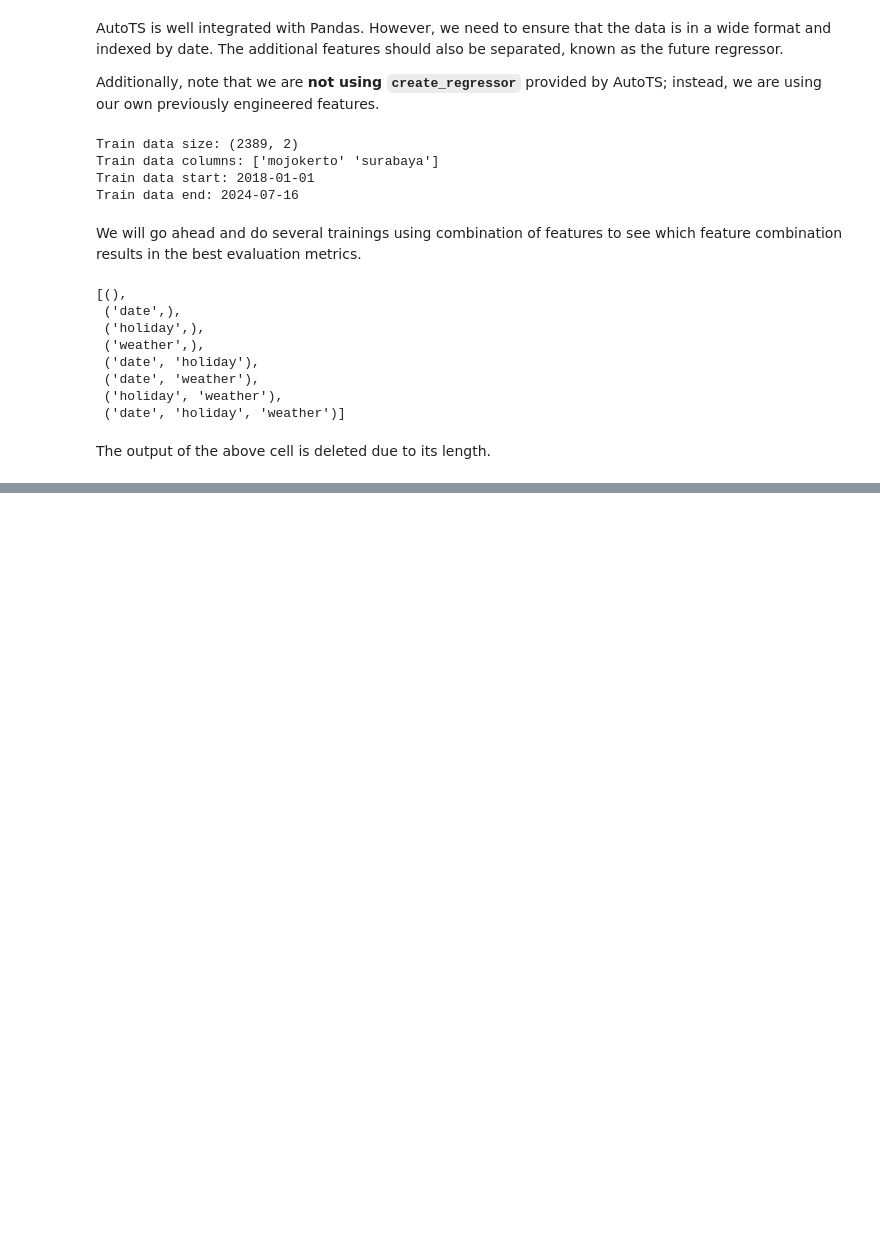
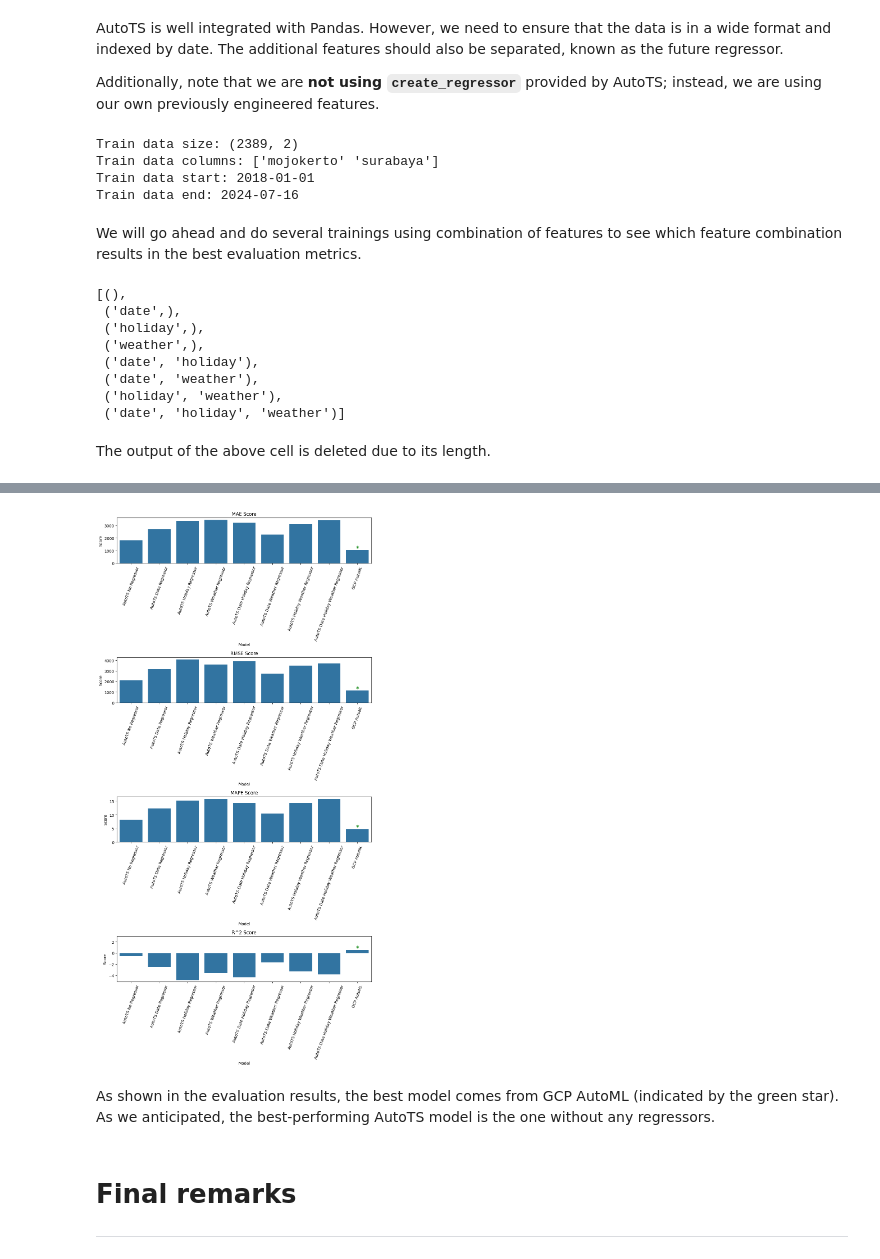
Before and after one commit to fandayp/exploratory, a Jupyter notebook: timeseries_automl.ipynb, the cells around one changed output, grey strips where cells are left out. Cells and saved outputs as stored; diff of their text form; code cells hidden in the pictures; blank space fills up the shorter version.

```diff
--- a/timeseries_automl.ipynb
+++ b/timeseries_automl.ipynb
@@ -757,0 +1065,15 @@ plt.show()
+# %%
+# Next, we do the evaluation for the GCP AutoML model
+
+y_true, y_pred = [], []
+for col, region in enumerate(unique_region):
+    y_true += feat_df.loc[
+                  feat_df["regions"] == region, "price"
+              ][-15:].values.tolist()
+    y_pred += predictions_gcp.loc[
+                  predictions_gcp["regions"] == region, "prediction"
+              ].values.tolist()
+
+gcpml_eval = evaluate_forecast(np.array(y_true), np.array(y_pred))
+gcpml_eval["Model"] = "GCP AutoML"
+gcpml_eval
@@ -757,0 +1086,43 @@ plt.show()
+# %%
+# We can plot each evaluation metric to easily visualize the differences in the scores
+
+eval = pd.concat([autots_eval, gcpml_eval])
+
+metrics = eval["Metric"].unique()
+
+fig, axs = plt.subplots(nrows=len(metrics), ncols=1, figsize=(10, 20))
+
+for row, metric in enumerate(metrics):
+    data_plot = eval[eval["Metric"] == metric]
+    sns.barplot(data_plot, x="Model", y="Score", ax=axs[row])
+
+    # Add a star to the best score
+    if metric == "R^2":
+        best_score_index = np.argmax(data_plot["Score"].values)
+    else:
+        best_score_index = np.argmin(data_plot["Score"].values)
+
+    best_bar = axs[row].patches[best_score_index]
+    star_x = best_bar.get_x() + best_bar.get_width() / 2
+    star_y = best_bar.get_height()
+
+    # Add star symbol above the best bar
+    axs[row].text(star_x, star_y, "*", ha="center", color="green",
+                  fontsize=16)
+
+    axs[row].set_title(f"{metric} Score")
+    axs[row].tick_params(axis="x", rotation=70)
+
+    if metric == "R^2":
+        axs[row].set_ylim(top=3)
+
+plt.tight_layout()
+plt.show()
+# %% [output]
+[figure, added]
+# %% [markdown]
+As shown in the evaluation results, the best model comes from GCP AutoML (indicated by the green star). As we anticipated, the best-performing AutoTS model is the one without any regressors.
+# %% [markdown]
+# Final remarks
+
+---
```
Also changed, not shown: parts of 30 cells of this notebook, 1 other file.
